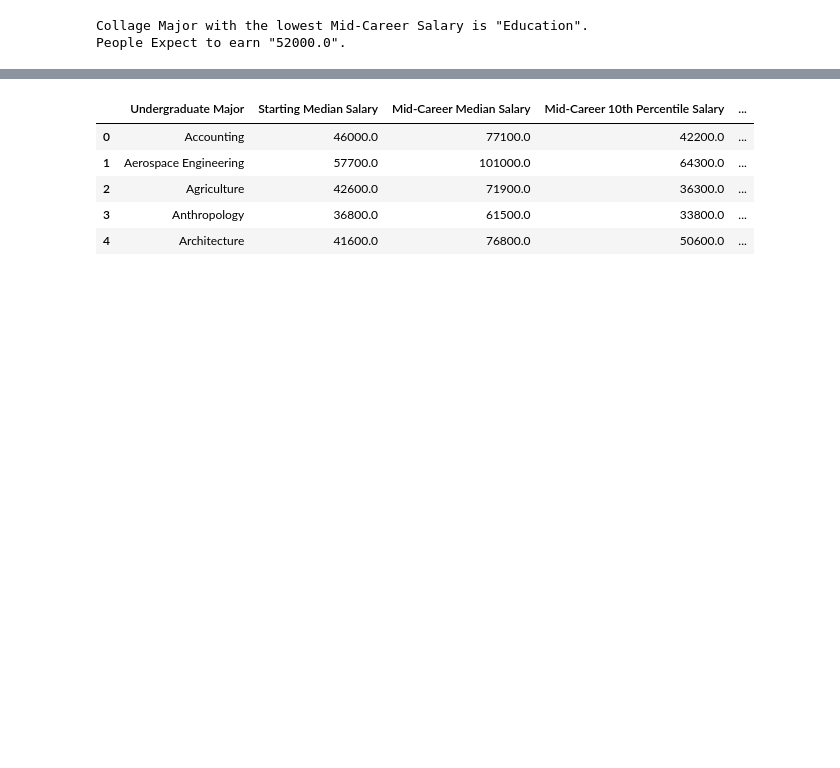
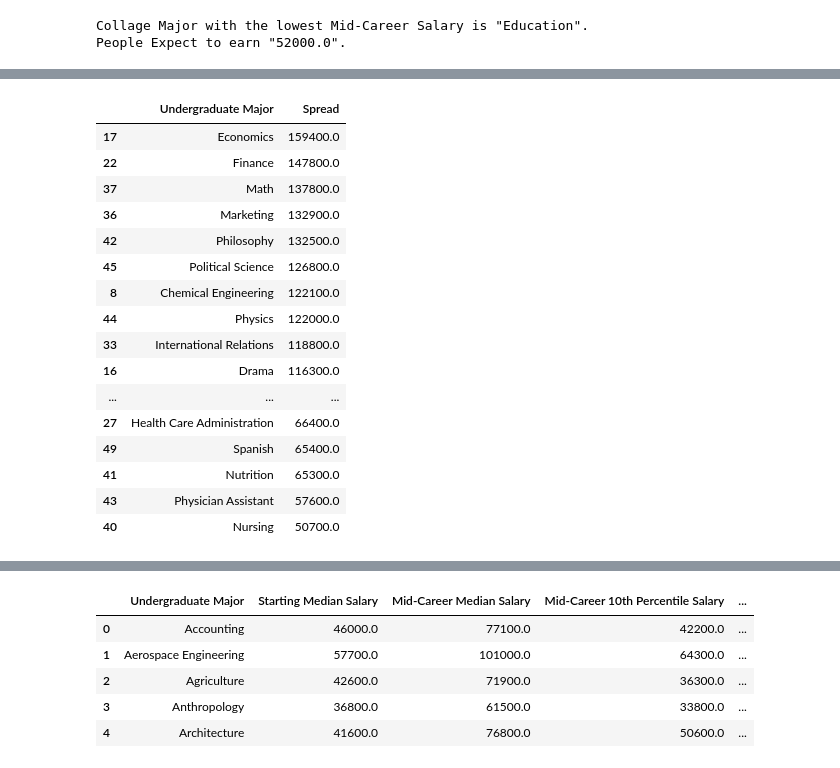
Before and after one commit to nipsalvin/Data-Science, a Jupyter notebook: College Major Salaries/College_Major_Data_Exploration_Pandas.ipynb, the cells around one changed output, grey strips where cells are left out. Saved outputs shown, nothing was run; the diff lists cells and outputs as text; code cells hidden in the pictures; blank space fills up the shorter version.

Commit message:
`Sorting Values`, `Grouping and Pivoting Data`

```diff
--- a/College Major Salaries/College_Major_Data_Exploration_Pandas.ipynb
+++ b/College Major Salaries/College_Major_Data_Exploration_Pandas.ipynb
@@ -183,0 +228,7 @@ People Expect to earn "52000.0".
+# %%
+# The output of this computation will be another Pandas dataframe column. We can add this to our existing dataframe with the .insert() method
+spread_col = clean_df['Mid-Career 90th Percentile Salary'] - clean_df['Mid-Career 10th Percentile Salary']
+# %%
+# clean_df.insert(loc=1, column='Spread', value=spread_col)
+clean_df.insert(1, 'Spread', spread_col)
+clean_df.head()
@@ -183,0 +269,22 @@ People Expect to earn "52000.0".
+# %%
+highest_spread = clean_df.sort_values('Spread', ascending=False)
+highest_spread
+highest_spread[['Undergraduate Major', 'Spread']]
+# %% [output]
+|  | Undergraduate Major | Spread |
+| 17 | Economics | 159400.0 |
+| 22 | Finance | 147800.0 |
+| 37 | Math | 137800.0 |
+| 36 | Marketing | 132900.0 |
+| 42 | Philosophy | 132500.0 |
+| 45 | Political Science | 126800.0 |
+| 8 | Chemical Engineering | 122100.0 |
+| 44 | Physics | 122000.0 |
+| 33 | International Relations | 118800.0 |
+| 16 | Drama | 116300.0 |
+| ... | ... | ... |
+| 27 | Health Care Administration | 66400.0 |
+| 49 | Spanish | 65400.0 |
+| 41 | Nutrition | 65300.0 |
+| 43 | Physician Assistant | 57600.0 |
+| 40 | Nursing | 50700.0 |
```
Also changed, not shown: parts of 15 cells of this notebook.
